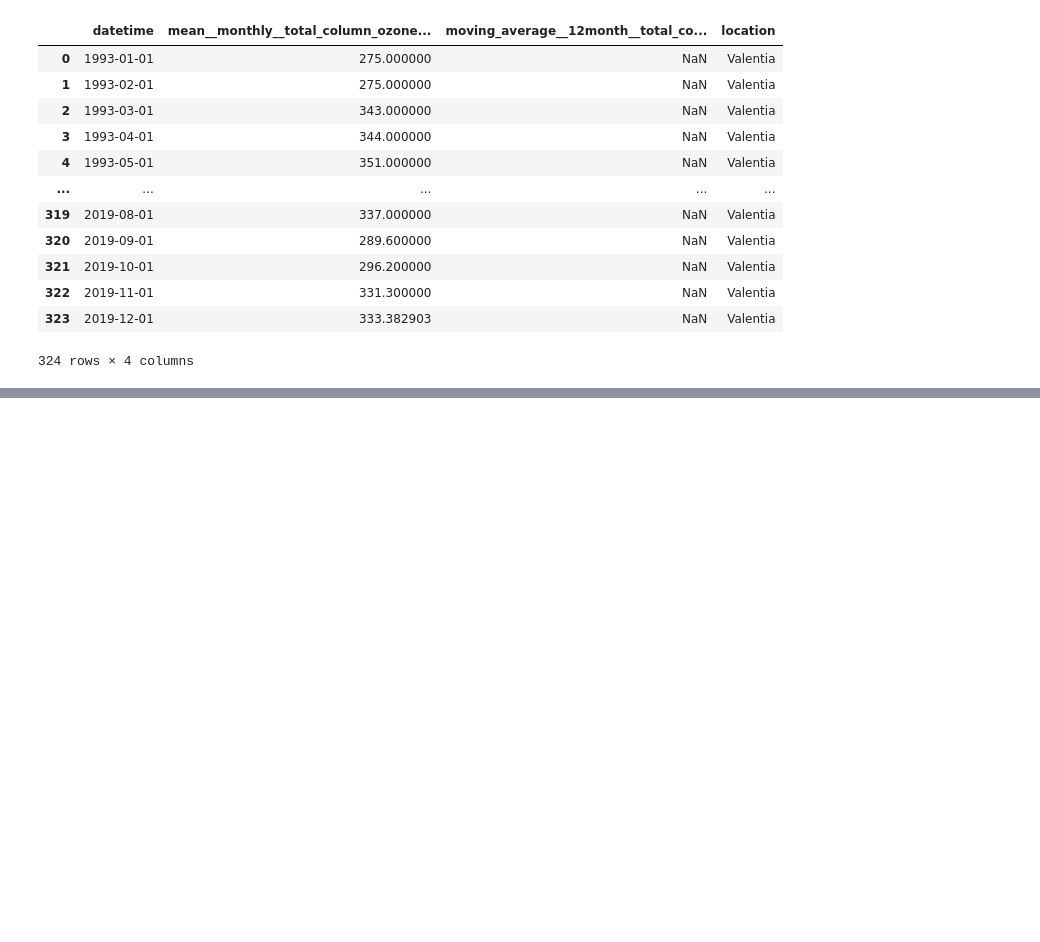
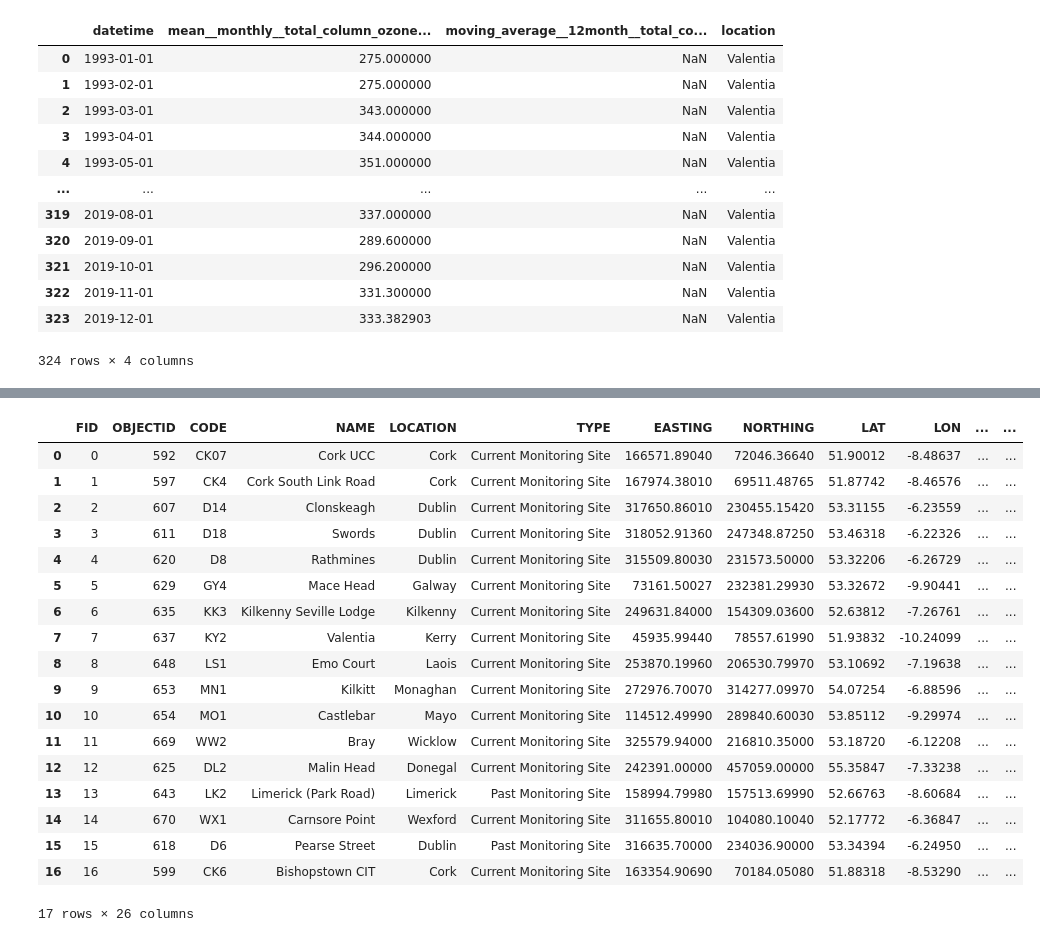
Before and after one commit to ClimateIreland/CI-Climate-Status-Tool, a Jupyter notebook: dash_app/notebooks/_2_13_Ozone.ipynb, the cells around one changed output, grey strips where cells are left out. Drawn from its saved outputs; the diff is of its cells as text; code cells hidden in the pictures; blank space fills up the shorter version.

Commit message:
Include ozone infrastructure and info

```diff
--- a/dash_app/notebooks/_2_13_Ozone.ipynb
+++ b/dash_app/notebooks/_2_13_Ozone.ipynb
@@ -165,3 +165,30 @@ figure_2_25.update_layout(
 figure_2_25
 # %% [output]
 [interactive output not drawn]
+# %%
+"""
+Map
+"""
+data_path = DATA_PATH+'Atmospheric_Domain/2.13Ozone/Map2.13/'
+df = pd.read_csv(data_path+'Map2.13_StationTable.csv')
+df
+# %% [output]
+|  | FID | OBJECTID | CODE | NAME | LOCATION | TYPE | EASTING | NORTHING | LAT | LON | ... | ... |
+| 0 | 0 | 592 | CK07 | Cork UCC | Cork | Current Monitoring Site | 166571.89040 | 72046.36640 | 51.90012 | -8.48637 | ... | ... |
+| 1 | 1 | 597 | CK4 | Cork South Link Road | Cork | Current Monitoring Site | 167974.38010 | 69511.48765 | 51.87742 | -8.46576 | ... | ... |
+| 2 | 2 | 607 | D14 | Clonskeagh | Dublin | Current Monitoring Site | 317650.86010 | 230455.15420 | 53.31155 | -6.23559 | ... | ... |
+| 3 | 3 | 611 | D18 | Swords | Dublin | Current Monitoring Site | 318052.91360 | 247348.87250 | 53.46318 | -6.22326 | ... | ... |
+| 4 | 4 | 620 | D8 | Rathmines | Dublin | Current Monitoring Site | 315509.80030 | 231573.50000 | 53.32206 | -6.26729 | ... | ... |
+| 5 | 5 | 629 | GY4 | Mace Head | Galway | Current Monitoring Site | 73161.50027 | 232381.29930 | 53.32672 | -9.90441 | ... | ... |
+| 6 | 6 | 635 | KK3 | Kilkenny Seville Lodge | Kilkenny | Current Monitoring Site | 249631.84000 | 154309.03600 | 52.63812 | -7.26761 | ... | ... |
+| 7 | 7 | 637 | KY2 | Valentia | Kerry | Current Monitoring Site | 45935.99440 | 78557.61990 | 51.93832 | -10.24099 | ... | ... |
+| 8 | 8 | 648 | LS1 | Emo Court | Laois | Current Monitoring Site | 253870.19960 | 206530.79970 | 53.10692 | -7.19638 | ... | ... |
+| 9 | 9 | 653 | MN1 | Kilkitt | Monaghan | Current Monitoring Site | 272976.70070 | 314277.09970 | 54.07254 | -6.88596 | ... | ... |
+| 10 | 10 | 654 | MO1 | Castlebar | Mayo | Current Monitoring Site | 114512.49990 | 289840.60030 | 53.85112 | -9.29974 | ... | ... |
+| 11 | 11 | 669 | WW2 | Bray | Wicklow | Current Monitoring Site | 325579.94000 | 216810.35000 | 53.18720 | -6.12208 | ... | ... |
+| 12 | 12 | 625 | DL2 | Malin Head | Donegal | Current Monitoring Site | 242391.00000 | 457059.00000 | 55.35847 | -7.33238 | ... | ... |
+| 13 | 13 | 643 | LK2 | Limerick (Park Road) | Limerick | Past Monitoring Site | 158994.79980 | 157513.69990 | 52.66763 | -8.60684 | ... | ... |
+| 14 | 14 | 670 | WX1 | Carnsore Point | Wexford | Current Monitoring Site | 311655.80010 | 104080.10040 | 52.17772 | -6.36847 | ... | ... |
+| 15 | 15 | 618 | D6 | Pearse Street | Dublin | Past Monitoring Site | 316635.70000 | 234036.90000 | 53.34394 | -6.24950 | ... | ... |
+| 16 | 16 | 599 | CK6 | Bishopstown CIT | Cork | Current Monitoring Site | 163354.90690 | 70184.05080 | 51.88318 | -8.53290 | ... | ... |
+17 rows × 26 columns
```
Also changed, not shown: parts of 2 cells of this notebook, 4 other files.
